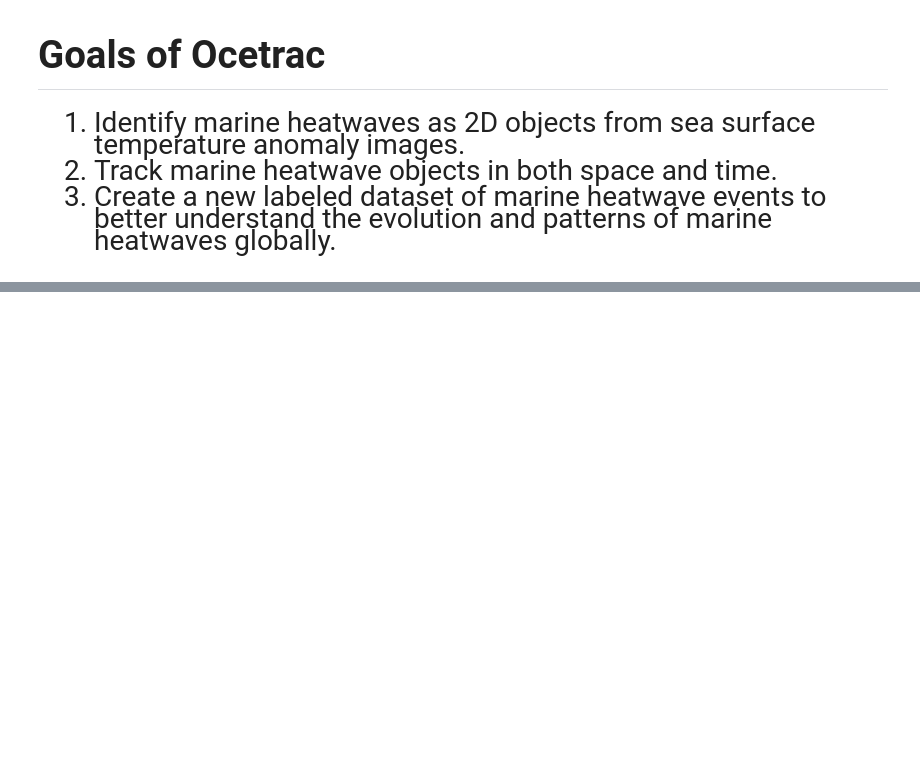
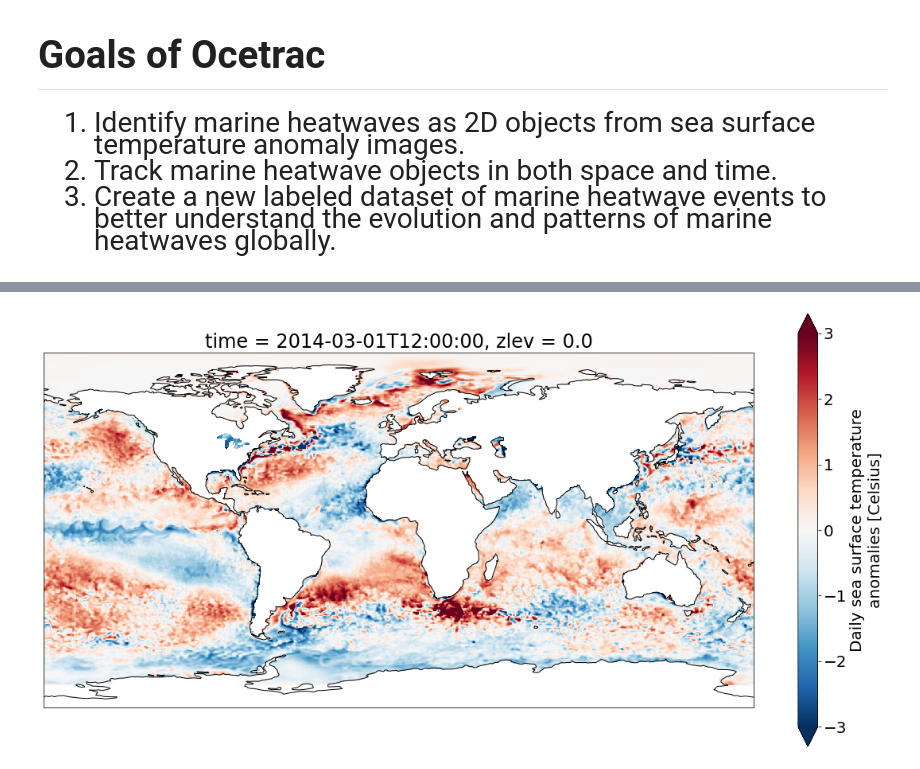
Before and after one commit to ocetrac/scipy2021-talk, a Jupyter notebook: index.ipynb, the cells around one changed output, grey strips where cells are left out. Saved outputs shown, nothing was run; the diff lists cells and outputs as text; code cells hidden in the pictures; blank space fills up the shorter version.

```diff
--- a/index.ipynb
+++ b/index.ipynb
@@ -241,0 +233,6 @@ NOAA/NCEI 1/4 Degree Daily Optimum Interpolation Sea Surface Temperature (OISST)
+# %%
+plt.rc('font', size=20); plt.figure(figsize=(20,10)); ax = plt.axes(projection=ccrs.PlateCarree())
+ds.anom.sel(time=('2014-03-01'), zlev=0).plot(transform=ccrs.PlateCarree(), vmin=-3, vmax=3, cmap='RdBu_r', extend='both')
+ax.coastlines(resolution='110m', color='black', linewidth=1); ax.add_feature(cfeature.LAND, facecolor='w');
+# %% [output]
+[figure, added]
```
Also changed, not shown: parts of 25 cells of this notebook, 1 other file.
